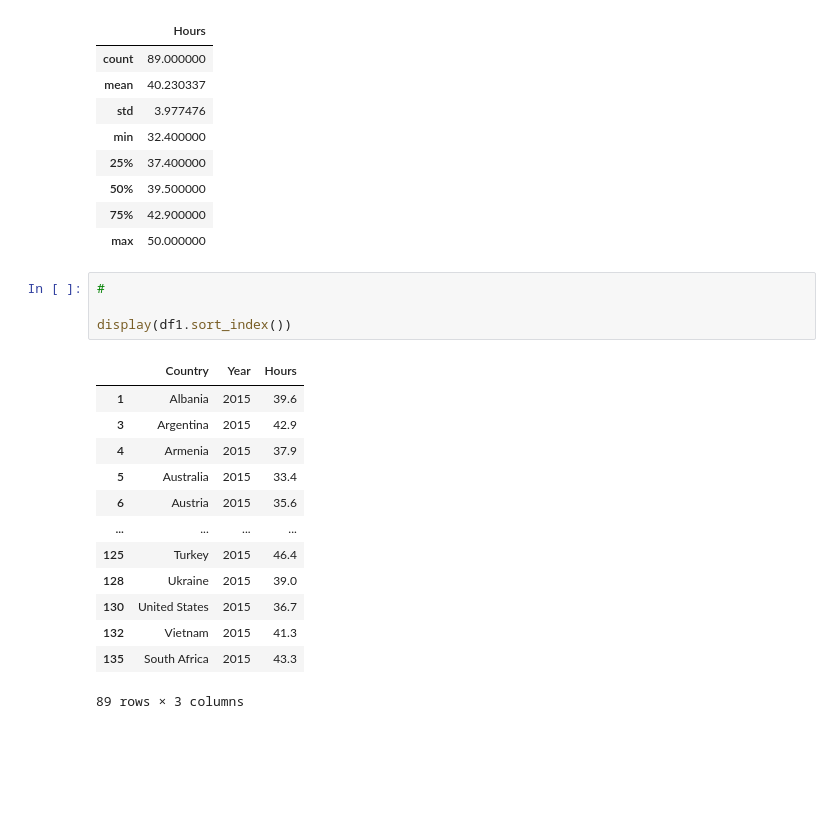
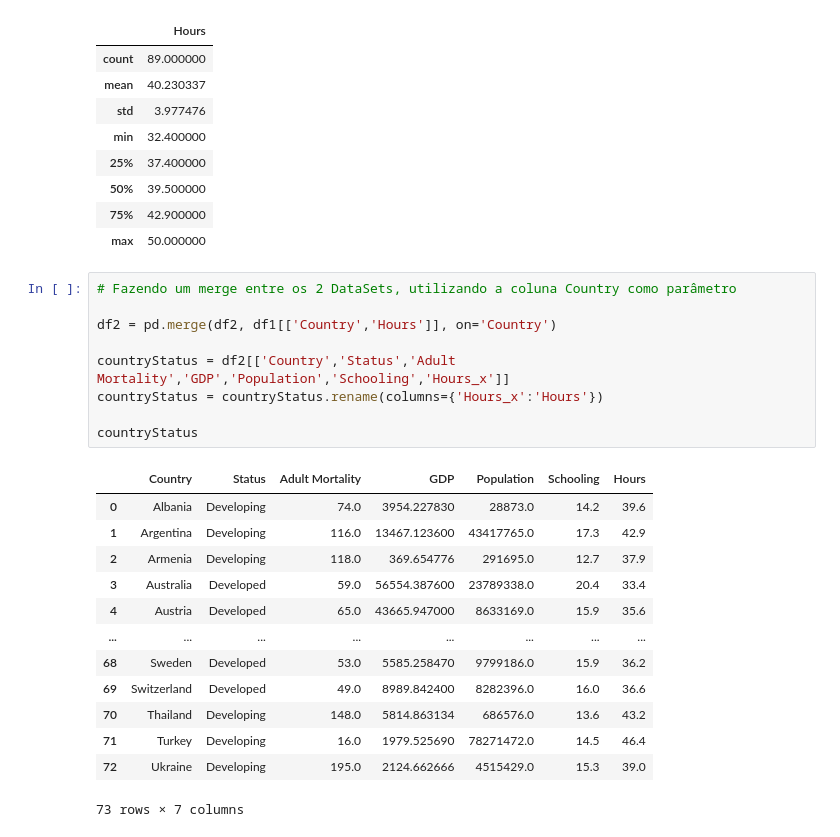
Before and after one commit to unbrae/DataScience, a Jupyter notebook: eda.ipynb, the cells around one changed output. Saved outputs shown, nothing was run; the diff lists cells and outputs as text; blank space fills up the shorter version.

```diff
--- a/eda.ipynb
+++ b/eda.ipynb
@@ -135,21 +135,26 @@ Descrição resumido dos dados
 | 50% | 39.500000 |
 | 75% | 42.900000 |
 | max | 50.000000 |
-# %%
-#
-
-display(df1.sort_index())
-# %% [output]
-|  | Country | Year | Hours |
-| 1 | Albania | 2015 | 39.6 |
-| 3 | Argentina | 2015 | 42.9 |
-| 4 | Armenia | 2015 | 37.9 |
-| 5 | Australia | 2015 | 33.4 |
-| 6 | Austria | 2015 | 35.6 |
-| ... | ... | ... | ... |
-| 125 | Turkey | 2015 | 46.4 |
-| 128 | Ukraine | 2015 | 39.0 |
-| 130 | United States | 2015 | 36.7 |
-| 132 | Vietnam | 2015 | 41.3 |
-| 135 | South Africa | 2015 | 43.3 |
-89 rows × 3 columns
+# %%
+# Fazendo um merge entre os 2 DataSets, utilizando a coluna Country como parâmetro
+
+df2 = pd.merge(df2, df1[['Country','Hours']], on='Country')
+
+countryStatus = df2[['Country','Status','Adult Mortality','GDP','Population','Schooling','Hours_x']]
+countryStatus = countryStatus.rename(columns={'Hours_x':'Hours'})
+
+countryStatus
+# %% [output]
+|  | Country | Status | Adult Mortality | GDP | Population | Schooling | Hours |
+| 0 | Albania | Developing | 74.0 | 3954.227830 | 28873.0 | 14.2 | 39.6 |
+| 1 | Argentina | Developing | 116.0 | 13467.123600 | 43417765.0 | 17.3 | 42.9 |
+| 2 | Armenia | Developing | 118.0 | 369.654776 | 291695.0 | 12.7 | 37.9 |
+| 3 | Australia | Developed | 59.0 | 56554.387600 | 23789338.0 | 20.4 | 33.4 |
+| 4 | Austria | Developed | 65.0 | 43665.947000 | 8633169.0 | 15.9 | 35.6 |
+| ... | ... | ... | ... | ... | ... | ... | ... |
+| 68 | Sweden | Developed | 53.0 | 5585.258470 | 9799186.0 | 15.9 | 36.2 |
+| 69 | Switzerland | Developed | 49.0 | 8989.842400 | 8282396.0 | 16.0 | 36.6 |
+| 70 | Thailand | Developing | 148.0 | 5814.863134 | 686576.0 | 13.6 | 43.2 |
+| 71 | Turkey | Developing | 16.0 | 1979.525690 | 78271472.0 | 14.5 | 46.4 |
+| 72 | Ukraine | Developing | 195.0 | 2124.662666 | 4515429.0 | 15.3 | 39.0 |
+73 rows × 7 columns
```
Also changed, not shown: parts of 1 cell of this notebook.
